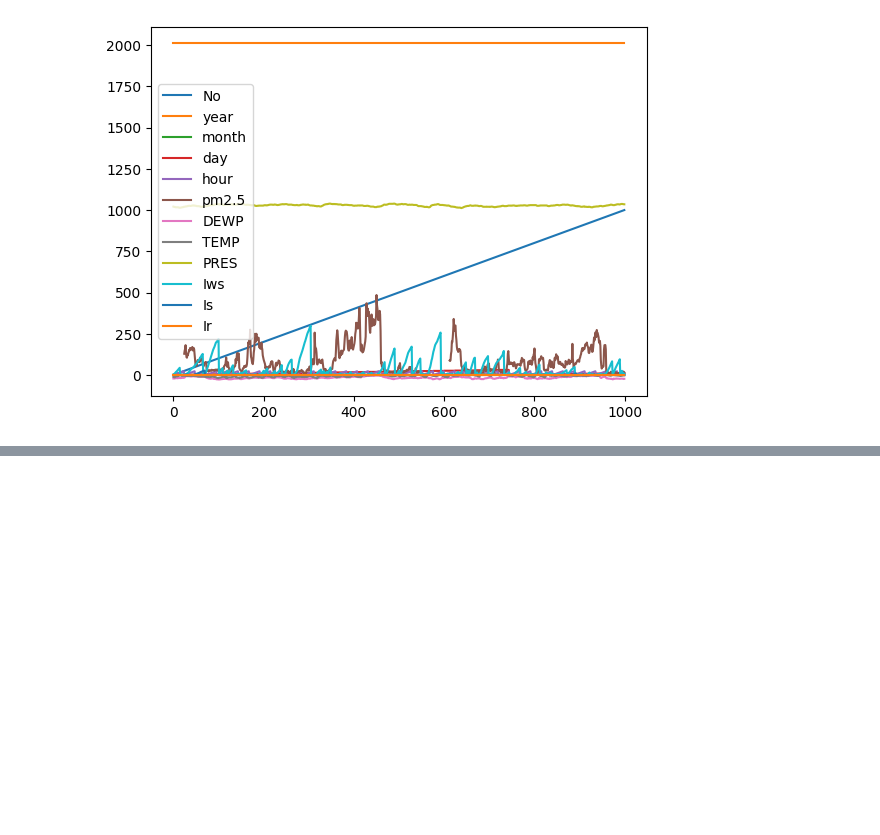
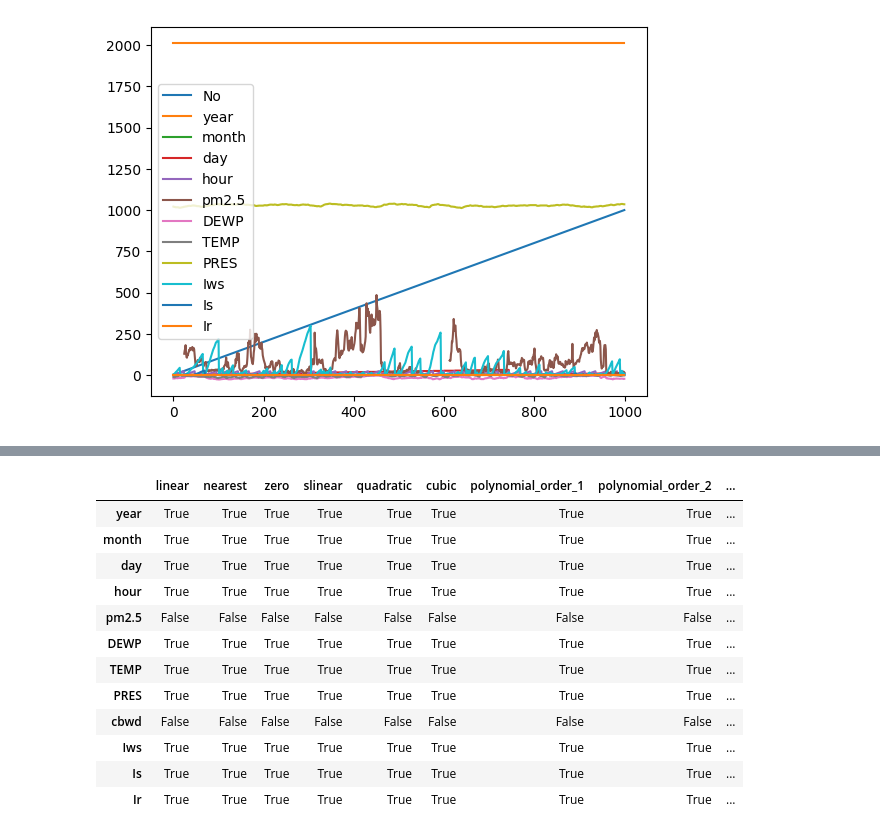
Before and after one commit to rscholz98/TimeWeaver, a Jupyter notebook: notebooks/PRSA_data.ipynb, the cells around one changed output, grey strips where cells are left out. Saved outputs shown, nothing was run; the diff lists cells and outputs as text; code cells hidden in the pictures; blank space fills up the shorter version.

```diff
--- a/notebooks/PRSA_data.ipynb
+++ b/notebooks/PRSA_data.ipynb
@@ -114,0 +98,17 @@ dataframe[0:1000]
+# %%
+results_df = interpolator.get_method_success_dataframe()
+results_df
+# %% [output]
+|  | linear | nearest | zero | slinear | quadratic | cubic | polynomial_order_1 | polynomial_order_2 | ... |
+| year | True | True | True | True | True | True | True | True | ... |
+| month | True | True | True | True | True | True | True | True | ... |
+| day | True | True | True | True | True | True | True | True | ... |
+| hour | True | True | True | True | True | True | True | True | ... |
+| pm2.5 | False | False | False | False | False | False | False | False | ... |
+| DEWP | True | True | True | True | True | True | True | True | ... |
+| TEMP | True | True | True | True | True | True | True | True | ... |
+| PRES | True | True | True | True | True | True | True | True | ... |
+| cbwd | False | False | False | False | False | False | False | False | ... |
+| Iws | True | True | True | True | True | True | True | True | ... |
+| Is | True | True | True | True | True | True | True | True | ... |
+| Ir | True | True | True | True | True | True | True | True | ... |
```
Also changed, not shown: parts of 11 cells of this notebook, 5 other files.
